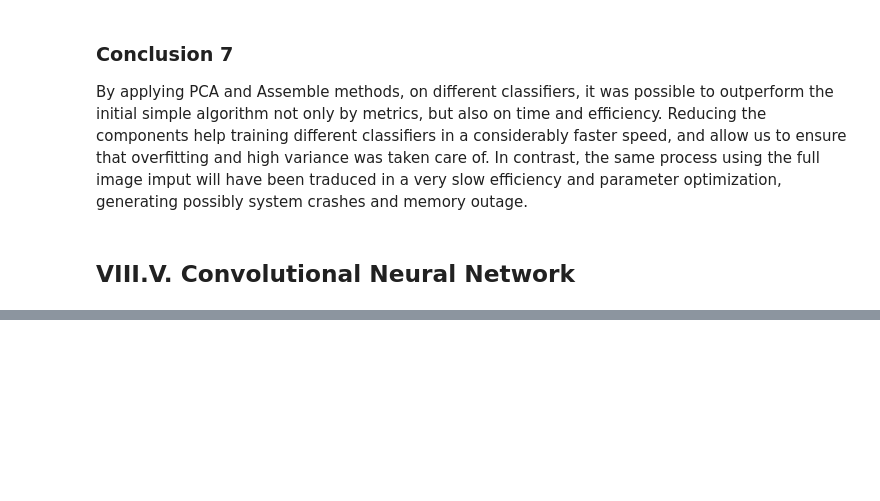
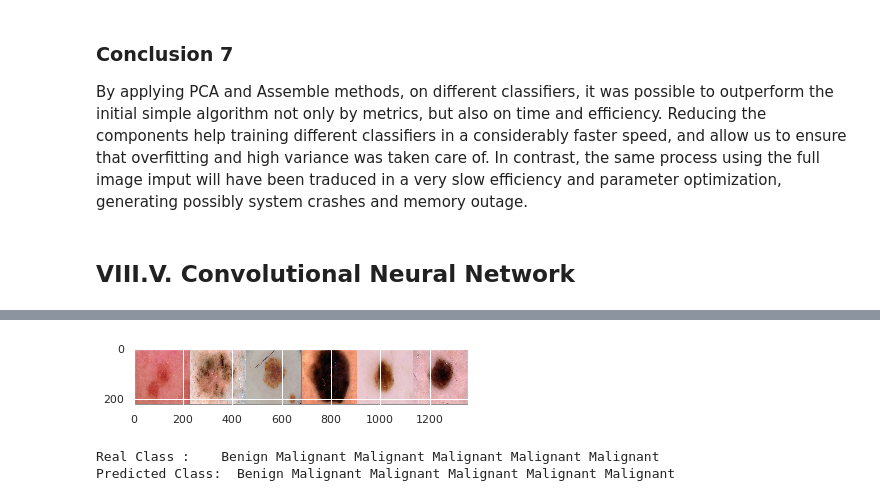
Before and after one commit to carloscarvajal1cc/Skin-cancer-detection-with-PCA-and-Deep-Learning, a Jupyter notebook: Assigment2_MachineLearning.ipynb, the cells around one changed output, grey strips where cells are left out. Saved outputs shown, nothing was run; the diff lists cells and outputs as text; code cells hidden in the pictures; blank space fills up the shorter version.

```diff
--- a/Assigment2_MachineLearning.ipynb
+++ b/Assigment2_MachineLearning.ipynb
@@ -910,16 +914,20 @@ tr_data = datasets.ImageFolder('/content/drive/My Drive/skindata/train/',
 validation_data = datasets.ImageFolder('/content/drive/My Drive/skindata/test/',
                                        transform = transform)
 
-tr_dataload = torch.utils.data.DataLoader(tr_data, batch_size= 4,
+tr_dataload = torch.utils.data.DataLoader(tr_data, batch_size= 6,
                                           shuffle = True, num_workers=2 )
 validation_dataload = torch.utils.data.DataLoader(validation_data,
-                                                  batch_size= 4,
+                                                  batch_size= 6,
                                                   shuffle = True, num_workers=2)
 
 classes = ('Benign','Malignant')
 
 device = torch.device("cuda:0") if torch.cuda.is_available \
     else torch.device("cpu")
+
+
+dataiter = iter(tr_dataload)
+inputs, labels = dataiter.next()
 # %%
 def imshow(img):
     img = img/ 2 + 0.5
@@ -937,9 +948,0 @@ print(' '.join('%5s' % classes[labels[j]] for j in range(4)))
-# %%
-tr_dataload = torch.utils.data.DataLoader(tr_data, batch_size= 50,
-                                          shuffle = True, num_workers=2 )
-validation_dataload = torch.utils.data.DataLoader(validation_data,
-                                                  batch_size= 660,
-                                                  shuffle = True, num_workers=2)
-
-dataiter = iter(tr_dataload)
-inputs, labels = dataiter.next()
@@ -1029,13 +1066,21 @@ print(params[0].size())
 # %%
 valiter = iter(validation_dataload)
 inputs, labels = valiter.next()
+
+# print images
+imshow(torchvision.utils.make_grid(inputs))
+print('Real Class :   ', ' '.join('%5s' % classes[labels[j]] for j in range(6)))
 
 outputs = net(inputs.to(device))
 
 _, predicted = torch.max(outputs, 1)
 
-print('Predicted: ', ' '.join('%5s' % classes[predicted[j]]
-                              for j in range(20)))
+print('Predicted Class: ', ' '.join('%5s' % classes[predicted[j]]
+                              for j in range(6)))
+# %% [output]
+[figure, added]
+Real Class :    Benign Malignant Malignant Malignant Malignant Malignant
+Predicted Class:  Benign Malignant Malignant Malignant Malignant Malignant
 # %%
 correct = 0
 total = 0
```
Also changed, not shown: parts of 19 cells of this notebook.
